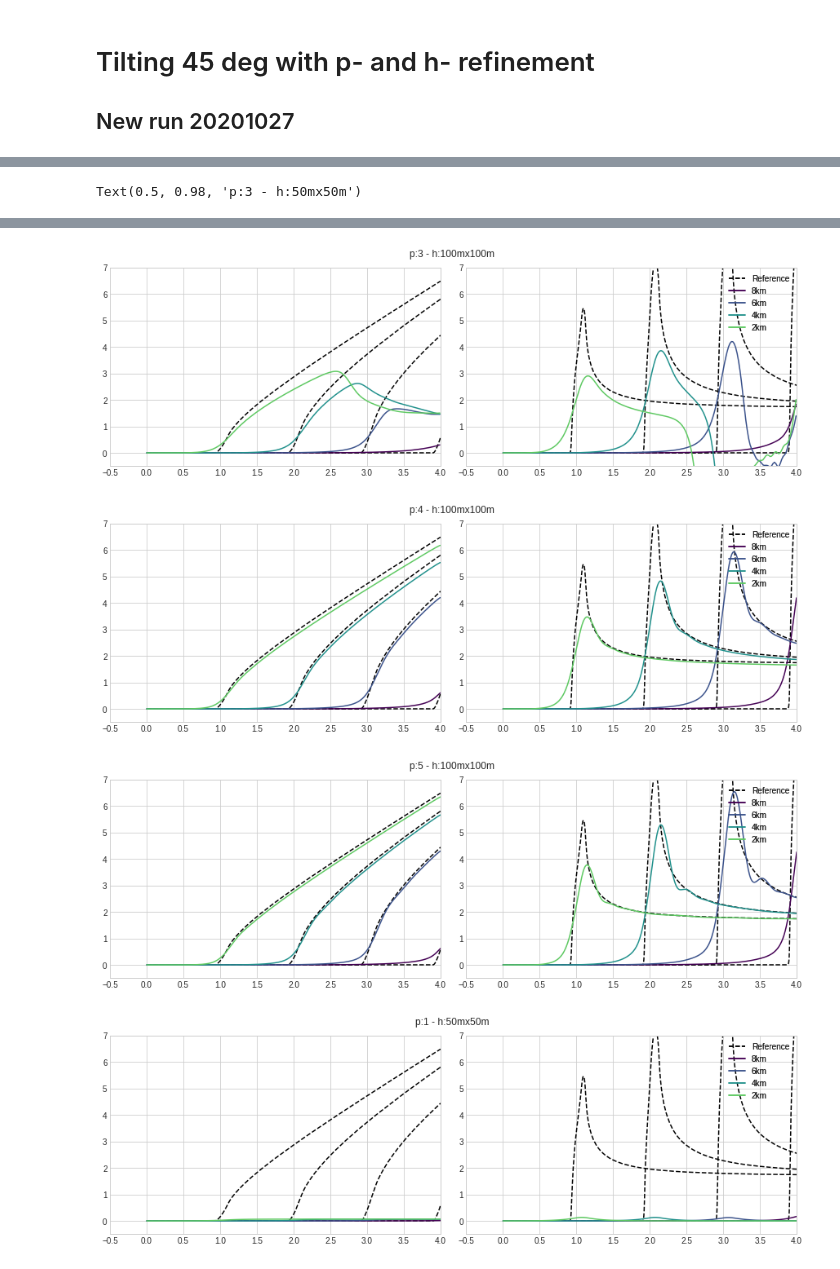
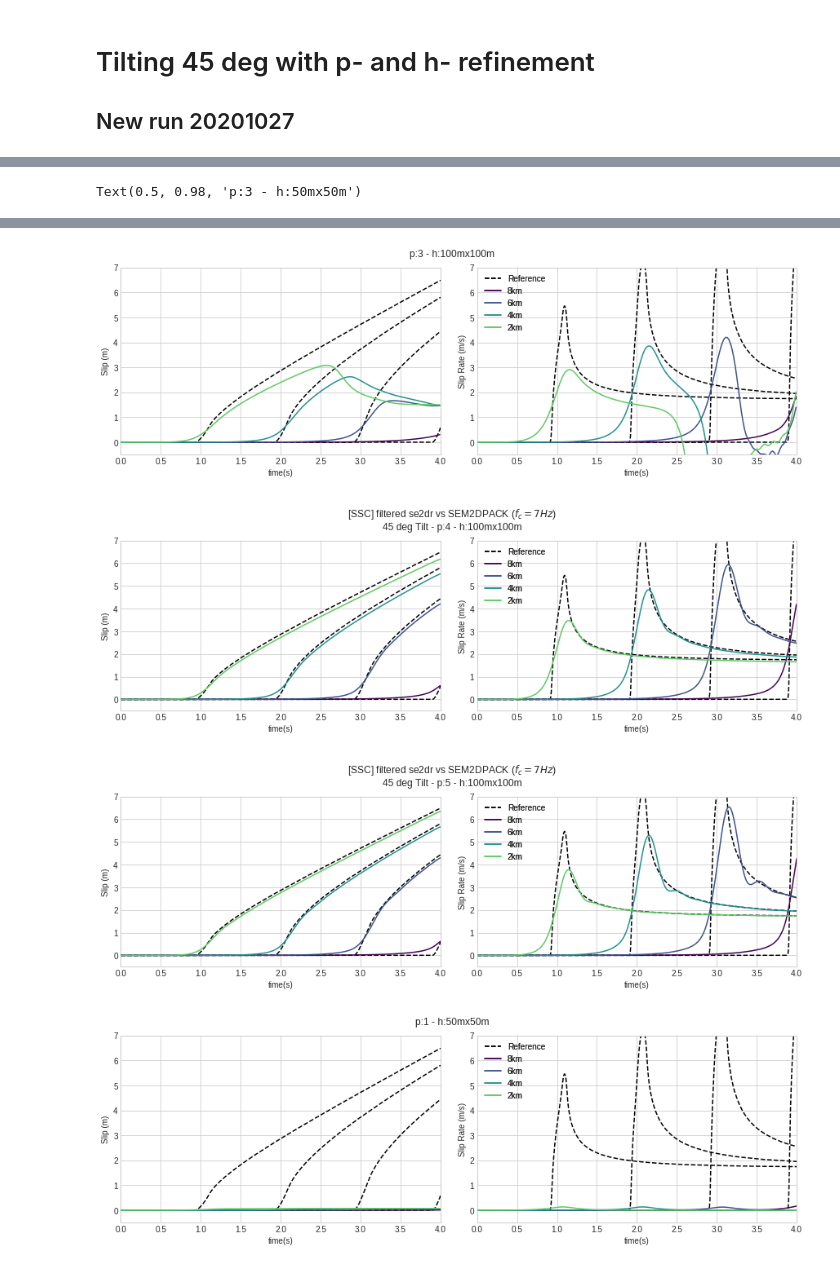
Before and after one commit to Nicolucas/TEAR, a Jupyter notebook: PythonCodes/[SSC]Tilting/SSC_TiltingProfiles2.ipynb, the cells around one changed output, grey strips where cells are left out. Drawn from its saved outputs; the diff is of its cells as text; code cells hidden in the pictures.

```diff
--- a/PythonCodes/[SSC]Tilting/SSC_TiltingProfiles2.ipynb
+++ b/PythonCodes/[SSC]Tilting/SSC_TiltingProfiles2.ipynb
@@ -111,13 +111,16 @@ def PlotSetOfFiles(ax, ListOfFiles, SlipSlipRate, Filtered=True,**kwargs):
 
 def format_axes(fig):
     for i, ax in enumerate(fig.axes):
-        ax.set_xlim(-0.5,4)
+        ax.set_xlim(0,4)
         ax.set_ylim(-0.5,7)
+        ax.set_xlabel("time(s)")
 
     Lines = fig.axes[-1].get_lines()[-5:]
 
-    legend2 = fig.axes[-1].legend(Lines, ['Reference', '8km','6km', '4km', '2km'], loc=1)
+    legend2 = fig.axes[-1].legend(Lines, ['Reference', '8km','6km', '4km', '2km'], loc=2)
     fig.axes[-1].add_artist(legend2)
+    fig.axes[-1].set_ylabel("Slip Rate (m/s)")
+    fig.axes[0].set_ylabel("Slip (m)")
 
 def GenericFigAxis():
     fig = plt.figure(constrained_layout=True, figsize=[12,4])
@@ -315,7 +318,7 @@ if ListOfFolders != []:
     PlotSetOfFiles(axis[1],ListOfFolders,"SlipRate",Filtered=True)
 
 format_axes(fig)
-fig.suptitle("p:4 - h:100mx100m")
+fig.suptitle("[SSC] filtered se2dr vs SEM2DPACK ($f_c=7Hz$)\n45 deg Tilt - p:4 - h:100mx100m")
 
 ListOfFolders = sorted(glob(path+"*/*.pickle"))[4:5]
 [print(A) for A in ListOfFolders]
@@ -332,7 +335,7 @@ if ListOfFolders != []:
     PlotSetOfFiles(axis[1],ListOfFolders,"SlipRate",Filtered=True)
 
 format_axes(fig)
-fig.suptitle("p:5 - h:100mx100m")
+fig.suptitle("[SSC] filtered se2dr vs SEM2DPACK ($f_c=7Hz$)\n45 deg Tilt - p:5 - h:100mx100m")
 
 ListOfFolders = sorted(glob(path+"*/*.pickle"))[5:6]
 [print(A) for A in ListOfFolders]
@@ -408,4 +411,4 @@ Text(0.5, 0.98, 'p:3 - h:50mx50m')
-[figure, old version]
+[figure, new version]
-[figure, old version]
+[figure, new version]
-[figure, old version]
+[figure, new version]
-[figure, old version]
+[figure, new version]
```
Also changed, not shown: parts of 3 cells of this notebook, 8 other files.
